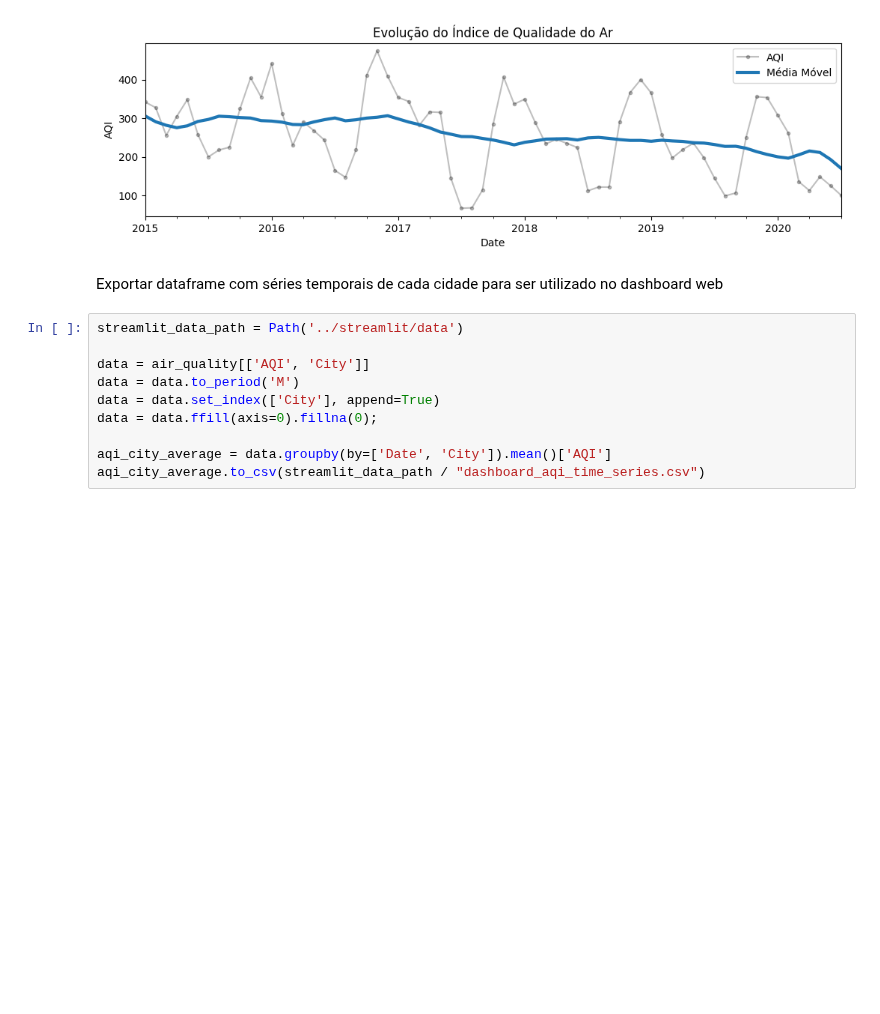
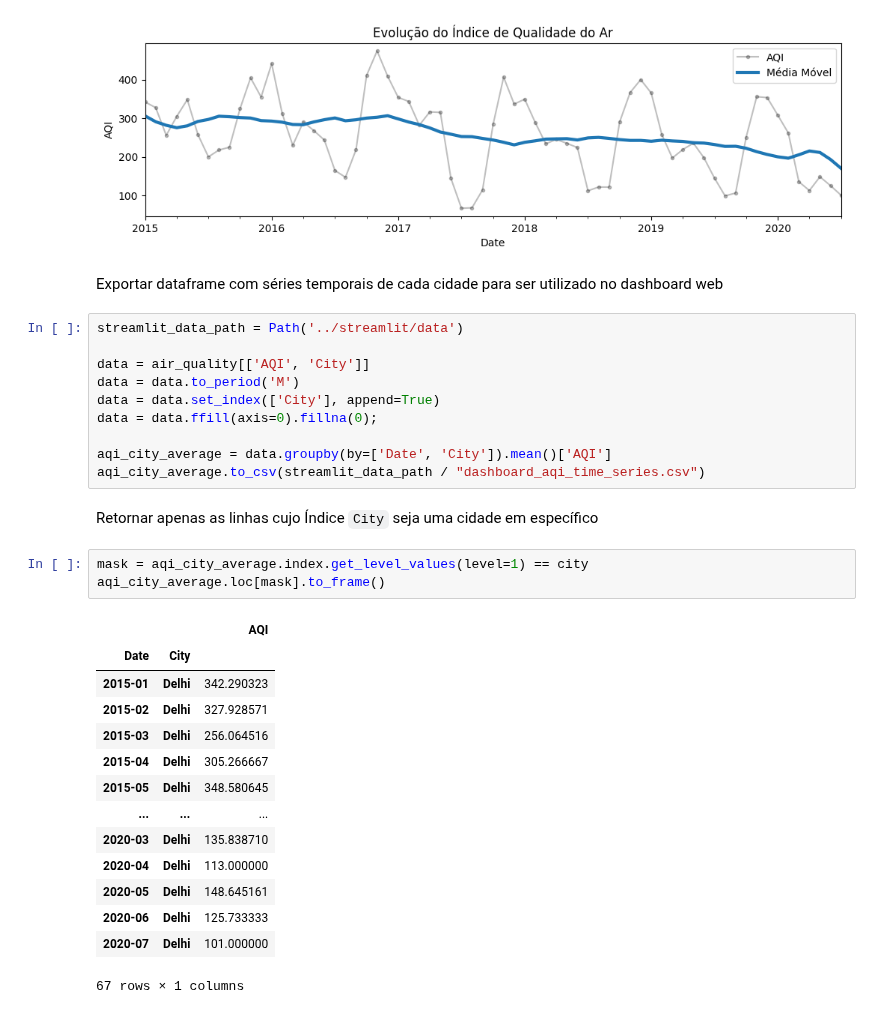
Before and after one commit to raphaelramosds/dca3501-project, a Jupyter notebook: assignments/Trabalho 3 - Aprendizagem de Maquina.ipynb, the cells around one changed output. Drawn from its saved outputs; the diff is of its cells as text; blank space fills up the shorter version.

```diff
--- a/assignments/Trabalho 3 - Aprendizagem de Maquina.ipynb
+++ b/assignments/Trabalho 3 - Aprendizagem de Maquina.ipynb
@@ -211,3 +211,23 @@ data = data.ffill(axis=0).fillna(0);
 
 aqi_city_average = data.groupby(by=['Date', 'City']).mean()['AQI']
 aqi_city_average.to_csv(streamlit_data_path / "dashboard_aqi_time_series.csv")
+# %% [markdown]
+Retornar apenas as linhas cujo Índice `City` seja uma cidade em específico
+# %%
+mask = aqi_city_average.index.get_level_values(level=1) == city
+aqi_city_average.loc[mask].to_frame()
+# %% [output]
+|  |  | AQI |
+| Date | City |  |
+| 2015-01 | Delhi | 342.290323 |
+| 2015-02 | Delhi | 327.928571 |
+| 2015-03 | Delhi | 256.064516 |
+| 2015-04 | Delhi | 305.266667 |
+| 2015-05 | Delhi | 348.580645 |
+| ... | ... | ... |
+| 2020-03 | Delhi | 135.838710 |
+| 2020-04 | Delhi | 113.000000 |
+| 2020-05 | Delhi | 148.645161 |
+| 2020-06 | Delhi | 125.733333 |
+| 2020-07 | Delhi | 101.000000 |
+67 rows × 1 columns
```
Also changed, not shown: parts of 1 cell of this notebook, 4 other files.
